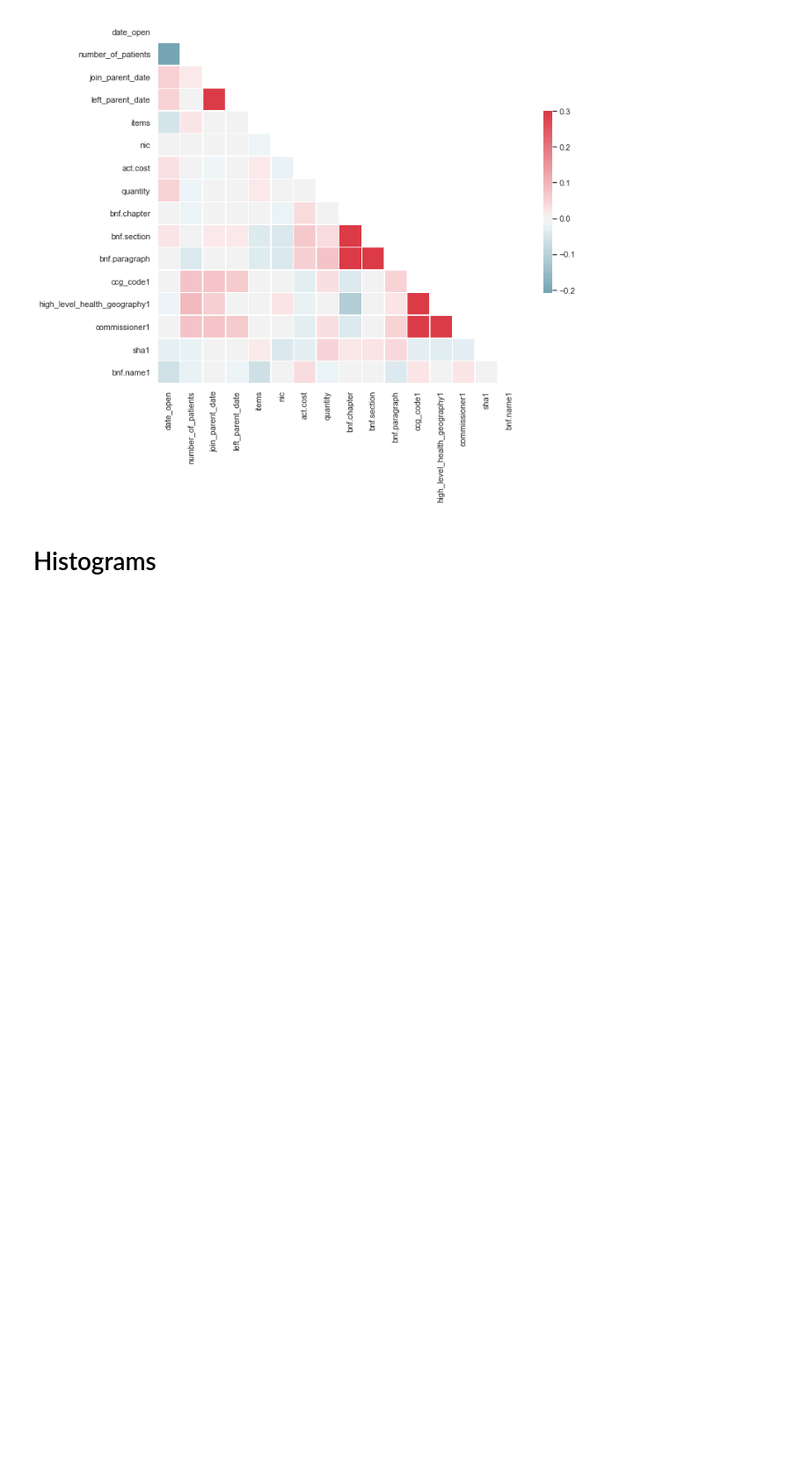
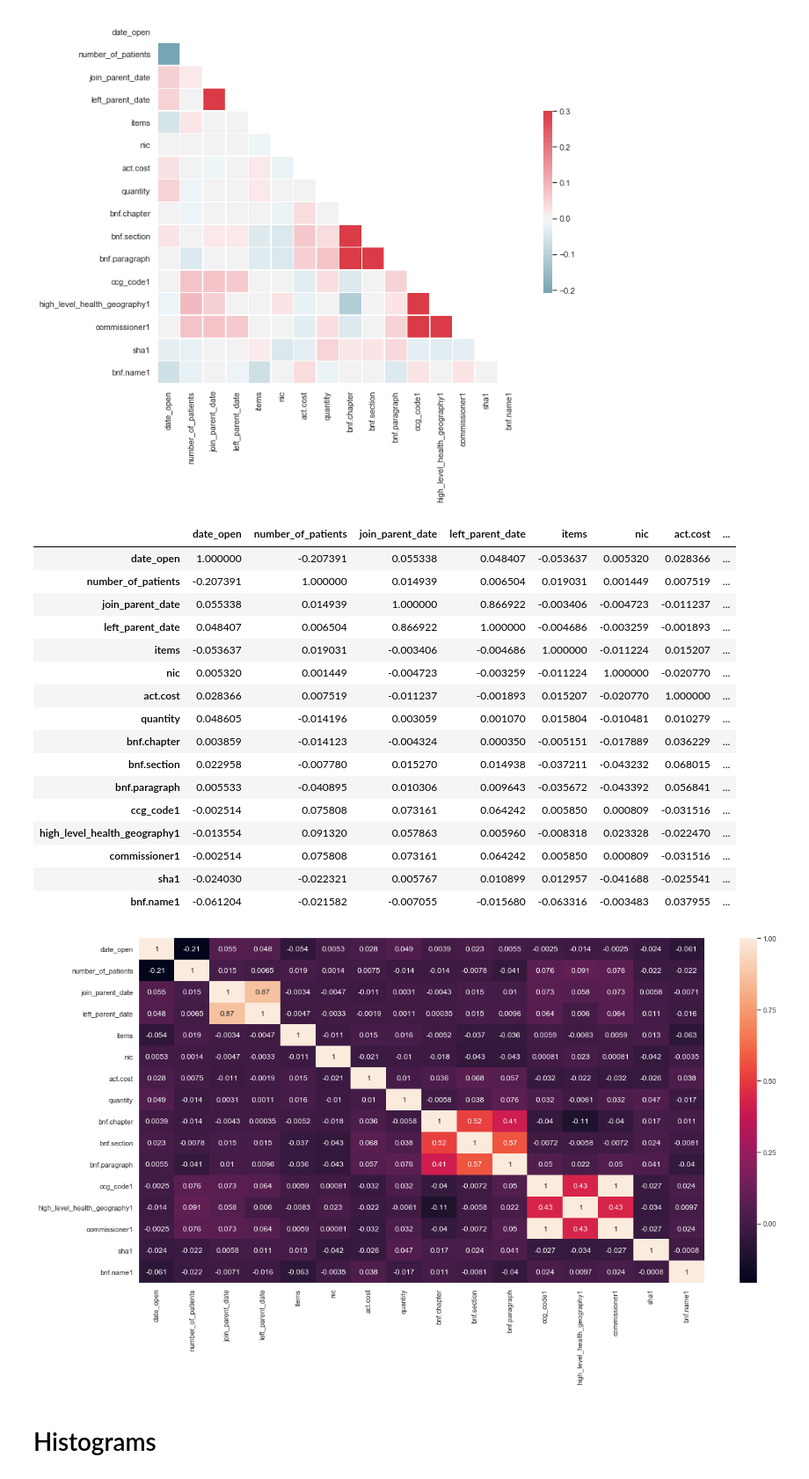
Before and after one commit to Imyyy/ML_Prescribing, a Jupyter notebook: EDA_Jupyter.ipynb, the cells around one changed output. Shown: that part at 88% size. Cells and saved outputs as stored; diff of their text form; code cells hidden in the pictures; blank space fills up the shorter version.

```diff
--- a/EDA_Jupyter.ipynb
+++ b/EDA_Jupyter.ipynb
@@ -39,5 +39,30 @@ sns.heatmap(corr, mask=mask, cmap=cmap, vmax=.3, center=0,
 # %% [output]
 <matplotlib.axes._subplots.AxesSubplot at 0x...>
 [figure]
+# %%
+# Heatmap of the same thing
+plt.figure(figsize=(20,10))
+c = small.corr()
+sns.heatmap(c,annot=True, )
+c
+# %% [output]
+|  | date_open | number_of_patients | join_parent_date | left_parent_date | items | nic | act.cost | ... |
+| date_open | 1.000000 | -0.207391 | 0.055338 | 0.048407 | -0.053637 | 0.005320 | 0.028366 | ... |
+| number_of_patients | -0.207391 | 1.000000 | 0.014939 | 0.006504 | 0.019031 | 0.001449 | 0.007519 | ... |
+| join_parent_date | 0.055338 | 0.014939 | 1.000000 | 0.866922 | -0.003406 | -0.004723 | -0.011237 | ... |
+| left_parent_date | 0.048407 | 0.006504 | 0.866922 | 1.000000 | -0.004686 | -0.003259 | -0.001893 | ... |
+| items | -0.053637 | 0.019031 | -0.003406 | -0.004686 | 1.000000 | -0.011224 | 0.015207 | ... |
+| nic | 0.005320 | 0.001449 | -0.004723 | -0.003259 | -0.011224 | 1.000000 | -0.020770 | ... |
+| act.cost | 0.028366 | 0.007519 | -0.011237 | -0.001893 | 0.015207 | -0.020770 | 1.000000 | ... |
+| quantity | 0.048605 | -0.014196 | 0.003059 | 0.001070 | 0.015804 | -0.010481 | 0.010279 | ... |
+| bnf.chapter | 0.003859 | -0.014123 | -0.004324 | 0.000350 | -0.005151 | -0.017889 | 0.036229 | ... |
+| bnf.section | 0.022958 | -0.007780 | 0.015270 | 0.014938 | -0.037211 | -0.043232 | 0.068015 | ... |
+| bnf.paragraph | 0.005533 | -0.040895 | 0.010306 | 0.009643 | -0.035672 | -0.043392 | 0.056841 | ... |
+| ccg_code1 | -0.002514 | 0.075808 | 0.073161 | 0.064242 | 0.005850 | 0.000809 | -0.031516 | ... |
+| high_level_health_geography1 | -0.013554 | 0.091320 | 0.057863 | 0.005960 | -0.008318 | 0.023328 | -0.022470 | ... |
+| commissioner1 | -0.002514 | 0.075808 | 0.073161 | 0.064242 | 0.005850 | 0.000809 | -0.031516 | ... |
+| sha1 | -0.024030 | -0.022321 | 0.005767 | 0.010899 | 0.012957 | -0.041688 | -0.025541 | ... |
+| bnf.name1 | -0.061204 | -0.021582 | -0.007055 | -0.015680 | -0.063316 | -0.003483 | 0.037955 | ... |
+[figure, added]
 # %% [markdown]
 # Histograms
```
Also changed, not shown: parts of 2 cells of this notebook.
